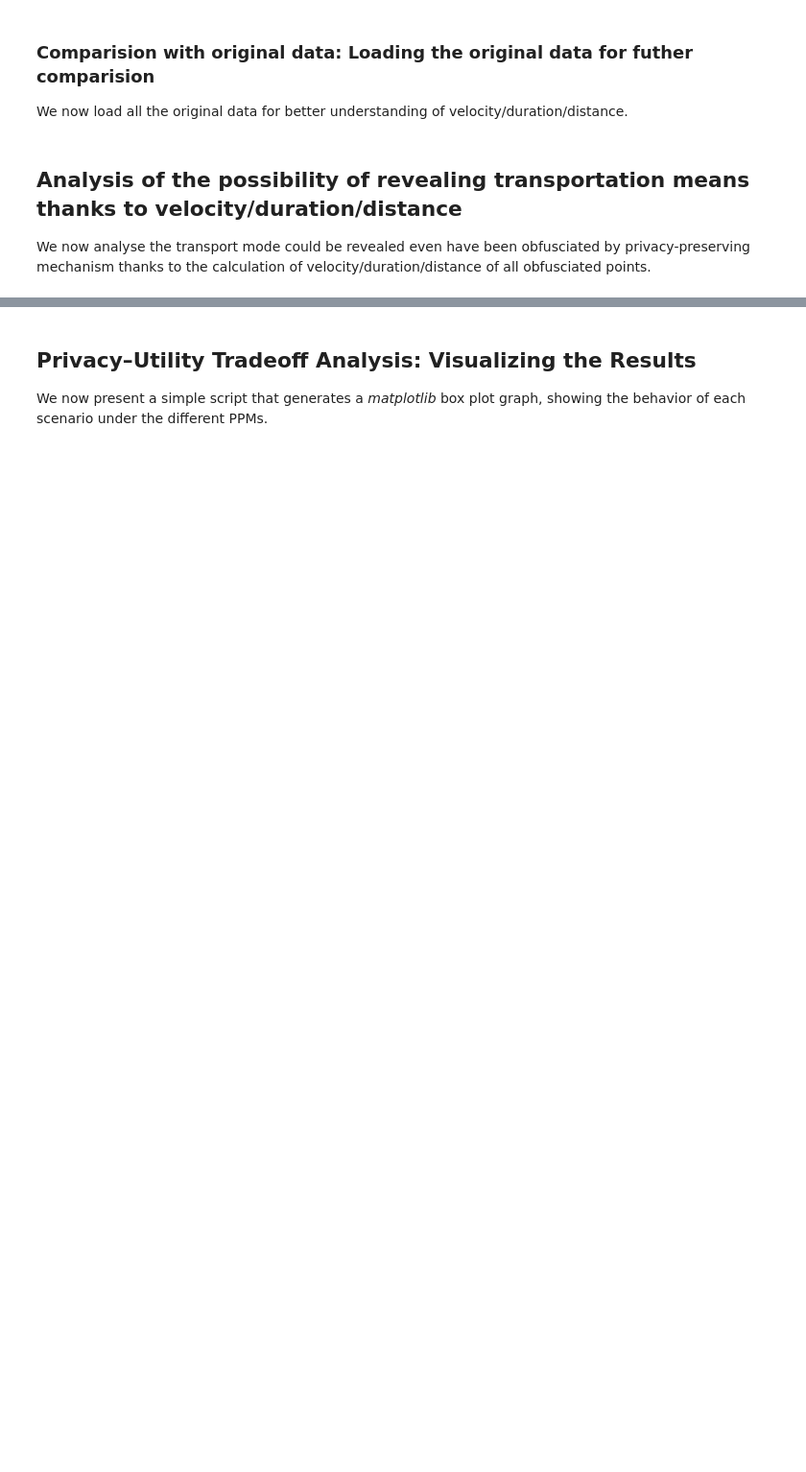
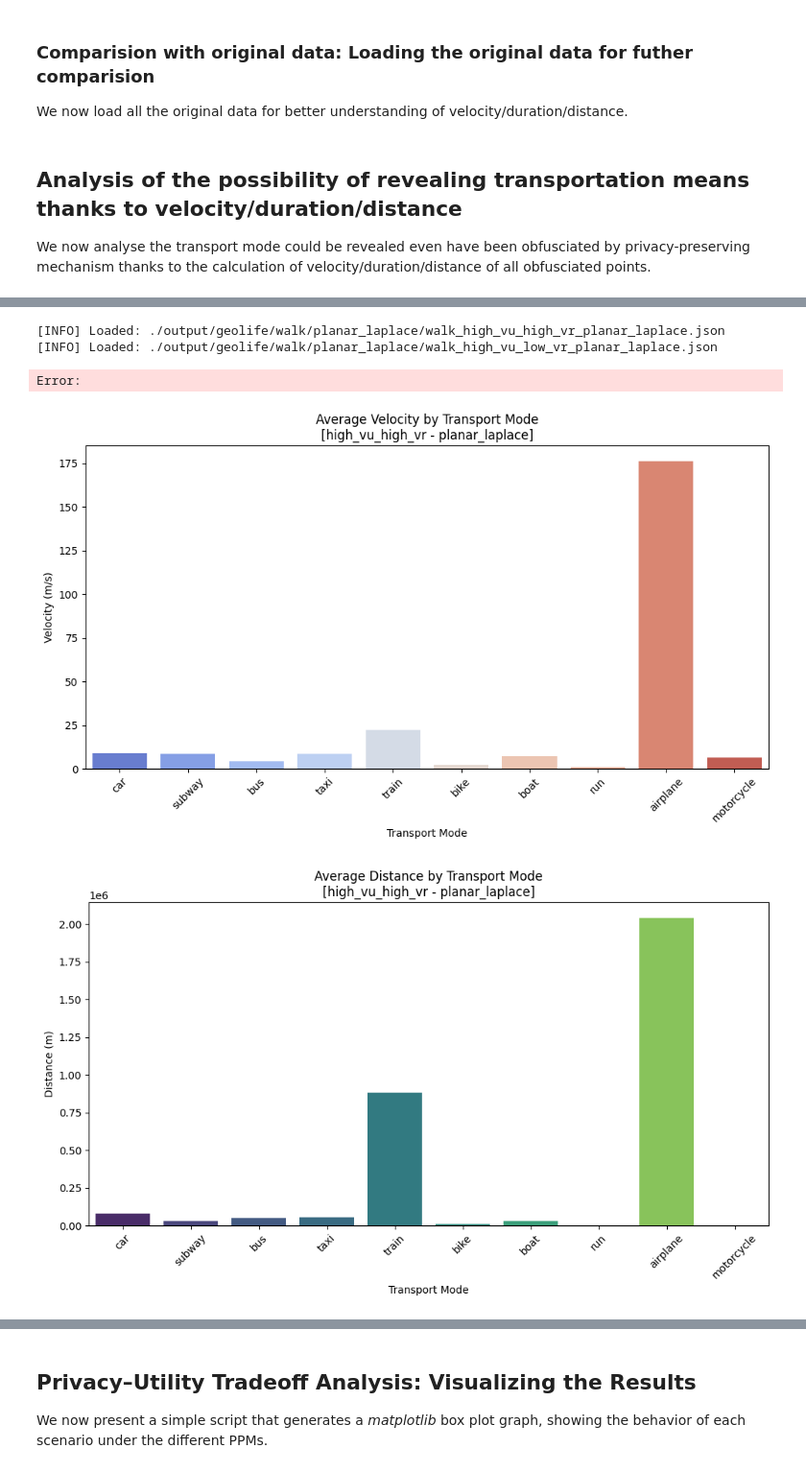
Before and after one commit to TrangHuyenLe/privkit-tutorials, a Jupyter notebook: Velocity-Aware Geo-indistinguishability Multi-Modal Transportation.ipynb, the cells around one changed output, grey strips where cells are left out. Shown at 96% size. Saved outputs shown, nothing was run; the diff lists cells and outputs as text; code cells hidden in the pictures; blank space fills up the shorter version.

Commit message:
Comparision with original dataset

```diff
--- a/Velocity-Aware Geo-indistinguishability Multi-Modal Transportation.ipynb
+++ b/Velocity-Aware Geo-indistinguishability Multi-Modal Transportation.ipynb
@@ -386,0 +319,37 @@ for scenario in scenarios:
+# %%
+# Define base_folder and file_prefix
+base_folder = constants.output_folder  # Assuming constants.output_folder is the correct base folder
+file_prefix = file
+# --- Load the obfuscated data ---
+data_dict = load_obfuscated_data(transport_modes, scenarios, ppms, base_folder, file_prefix)
+
+# --- Process each scenario ---
+for scenario in scenarios:
+    for ppm in ppms:
+        for transport_mode in transport_modes:
+            location_data = data_dict[scenario][ppm].get(transport_mode)
+            if location_data:
+                # Compare with original data
+                common_pairs = set(zip(original_location_data.data['uid'], original_location_data.data['tid'])) & \
+                         set(zip(location_data.data['uid'], location_data.data['tid']))
+
+                for uid, tid in common_pairs:
+                    traj_orig = original_location_data.data[(original_location_data.data['uid'] == uid) & (original_location_data.data['tid'] == tid)]
+                    traj_obf = location_data.data[(location_data.data['uid'] == uid) & (location_data.data['tid'] == tid)]
+
+                    if traj_orig.empty or traj_obf.empty:
+                        continue
+
+                    plt.figure(figsize=(10, 6))
+                    plt.plot(traj_orig['lon'], traj_orig['lat'], marker='o', linestyle='-', markersize=3, label='Original', color='blue')
+                    plt.plot(traj_obf['lon'], traj_obf['lat'], marker='x', linestyle='--', markersize=3, label='Obfuscated', color='red')
+                    plt.title(f'UID {uid} - TID {tid}\nScenario: {scenario}, PPM: {ppm}')
+                    plt.xlabel('Longitude')
+                    plt.ylabel('Latitude')
+                    plt.legend()
+                    plt.grid(True)
+                    plt.show()
+# %% [output]
+[INFO] Loaded: ./output/geolife/walk/planar_laplace/walk_high_vu_high_vr_planar_laplace.json
+[INFO] Loaded: ./output/geolife/walk/planar_laplace/walk_high_vu_low_vr_planar_laplace.json
+Error:
@@ -386,0 +396,43 @@ for scenario in scenarios:
+# %%
+# --- Load the saved mobility metrics from JSON ---
+def load_mobility_metrics(json_file):
+    """
+    Load mobility metrics from a JSON file.
+
+    Parameters:
+        - json_file: Path to the JSON file containing mobility metrics.
+
+    Returns:
+        - all_metrics: Dictionary containing all mobility metrics.
+    """
+    if os.path.exists(json_file) and os.path.getsize(json_file) > 0:
+        with open(json_file, 'r') as f:
+            all_metrics = json.load(f)
+        return all_metrics
+    else:
+        print(f"[ERROR] JSON file {json_file} does not exist or is empty.")
+        return {}
+# %%
+# --- Load the mobility metrics from the JSON file ---
+base_folder = constants.output_folder  # Assuming constants.output_folder is the correct base folder
+file_prefix = file
+metrics_output_folder = os.path.join(base_folder, "mobility_metrics")
+os.makedirs(metrics_output_folder, exist_ok=True)
+json_file = os.path.join(metrics_output_folder, "all_mobility_metrics.json")
+all_metrics = load_mobility_metrics(json_file)
+# --- Plotting the mobility metrics for each scenario and PPM and combine to all transport mode---
+for scenario in scenarios:
+    for ppm in ppms:
+        transport_stats = pd.DataFrame()
+        for transport_mode in transport_modes:
+            if str(scenario) in all_metrics and str(ppm) in all_metrics[str(scenario)] and str(transport_mode) in all_metrics[str(scenario)][str(ppm)]:
+                stats = all_metrics[str(scenario)][str(ppm)][str(transport_mode)]['transport_stats']
+                temp_df = pd.DataFrame(stats)
+                temp_df['Transport_Mode'] = transport_mode
+                transport_stats = pd.concat([transport_stats, temp_df], ignore_index=True)
+        # display(transport_stats)
+        # Plotting the statistics for each scenario and PPM
+        plot_transport_statistics(transport_stats, scenario, ppm)
+# %% [output]
+[figure, added]
+[figure, added]
```
Also changed, not shown: parts of 17 cells of this notebook.
